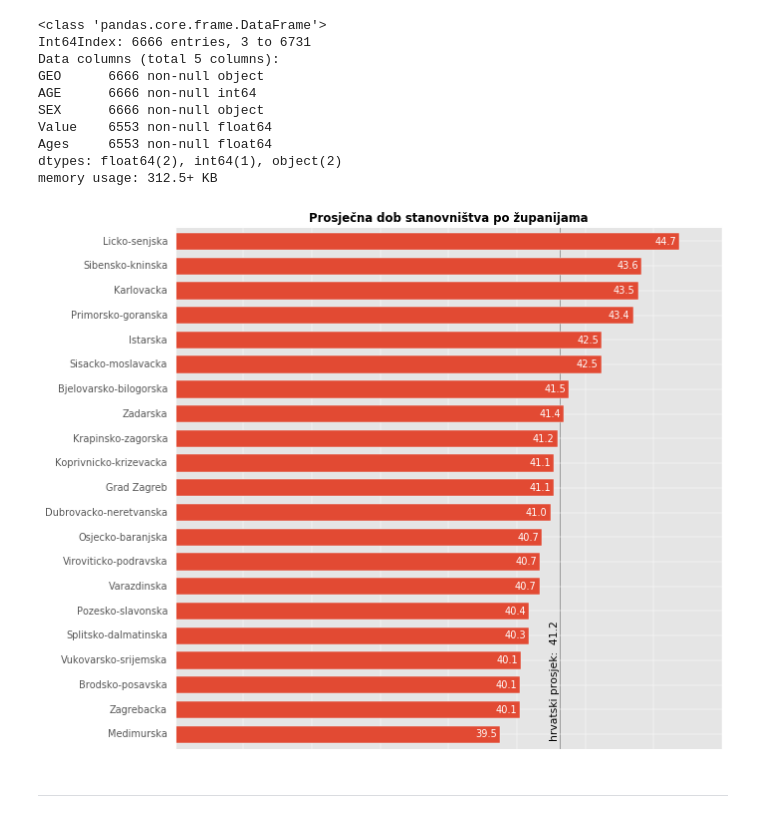
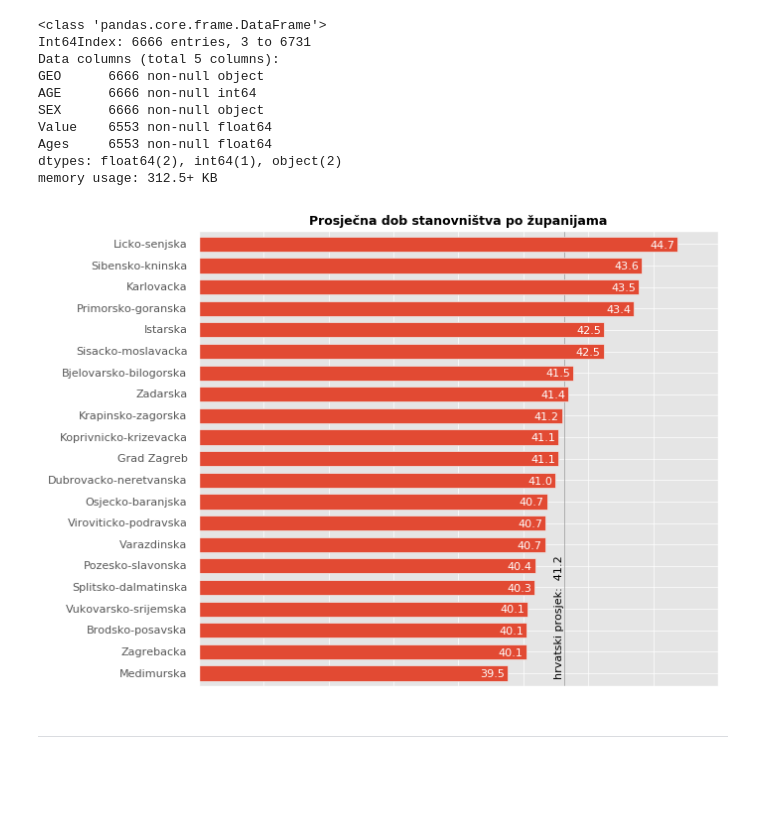
Before and after one commit to narimiran/data-notebooks, a Jupyter notebook: croatia-demographics.ipynb, the cells around one changed output. Drawn from its saved outputs; the diff is of its cells as text; code cells hidden in the pictures; blank space fills up the shorter version.

Commit message:
higher dpi images

```diff
--- a/croatia-demographics.ipynb
+++ b/croatia-demographics.ipynb
@@ -12,18 +12,17 @@ import matplotlib.pyplot as plt
 
 %matplotlib inline
 plt.style.use('ggplot')
-plt.rcParams['figure.figsize'] = (10.0, 8.0)
-plt.rcParams['font.size'] = 10
-plt.rcParams['figure.titlesize'] = 12
+plt.rcParams['figure.figsize'] = (7.0, 5.0)
+plt.rcParams['font.size'] = 8
+plt.rcParams['figure.titlesize'] = 9
 plt.rcParams['figure.titleweight'] = 'bold'
-plt.rcParams['axes.titlesize'] = 12
+plt.rcParams['axes.titlesize'] = 9
 plt.rcParams['axes.titleweight'] = 'bold'
-plt.rcParams['axes.labelsize'] = 11
-plt.rcParams['axes.labelweight'] = 'bold'
-plt.rcParams['xtick.labelsize'] = 10
-plt.rcParams['ytick.labelsize'] = 10
-plt.rcParams['legend.fontsize'] = 10
-plt.rcParams['savefig.dpi'] = 70
+plt.rcParams['axes.labelsize'] = 8
+plt.rcParams['axes.labelweight'] = 'normal'
+plt.rcParams['xtick.labelsize'] = 8
+plt.rcParams['ytick.labelsize'] = 8
+plt.rcParams['legend.fontsize'] = 8
 # %%
 # http://www.census.gov/population/international/data/idb/informationGateway.php
 df = pd.read_csv('./datasets/croatia_demography_1991-2040.csv')
@@ -219,38 +219,38 @@ memory usage: 312.5+ KB
 total_ages = dfcy.groupby(['GEO', 'SEX'])['Ages'].sum().unstack()
 total_people = totals_dfcy.groupby(['GEO', 'SEX'])['Value'].sum().unstack()
 
 avg_ages = total_ages / total_people
 avg_ages
 
 cro_avg_age = avg_ages[avg_ages.index == 'Croatia'].copy()
 avg_ages = avg_ages[~(avg_ages.index == 'Croatia')].sort_values(by='Total')
 
 
 fig, ax = plt.subplots()
-avg_ages['Total'].plot(kind='barh', width=0.7, ax=ax)
+avg_ages['Total'].plot(kind='barh', width=0.7, ax=ax, zorder=2)
 
 avg_cro = cro_avg_age['Total'].values[0]
 
 for bar, value in zip(ax.patches, avg_ages['Total'].values):
     x = bar.get_width()
     y = bar.get_y()
     dx = ax.get_xbound()[1] / 500
-    dy = bar.get_height() / 2
+    dy = 0.45 * bar.get_height()
     ax.text(x-dx, y+dy, '{:.1f}'.format(value), va='center', ha='right', color='white')
 
 _ = (ax.set_title('Prosječna dob stanovništva po županijama'),
      ax.set_ylabel(''),
      ax.set_xlim((30, 46)),
      ax.tick_params(axis='both', length=0),
-     ax.axvline(avg_cro, color='#999999', zorder=0),
+     ax.axvline(avg_cro, color='#999999', zorder=1, lw=0.5),
      ax.text(avg_cro, -0.25,  'hrvatski prosjek:  {:.1f}'.format(avg_cro),
-             fontsize=11, rotation=90, ha='right', va='bottom'),
+             fontsize=8, rotation=90, ha='right', va='bottom'),
      ax.set_xticklabels([]),
      plt.tight_layout(),
      plt.savefig('./figures/cro_demo_03.png')
     )
 # %% [output]
-[figure, old version]
+[figure, new version]
 # %% [markdown]
 ---
 # %%
```
Also changed, not shown: parts of 9 cells of this notebook, 7 other files.
